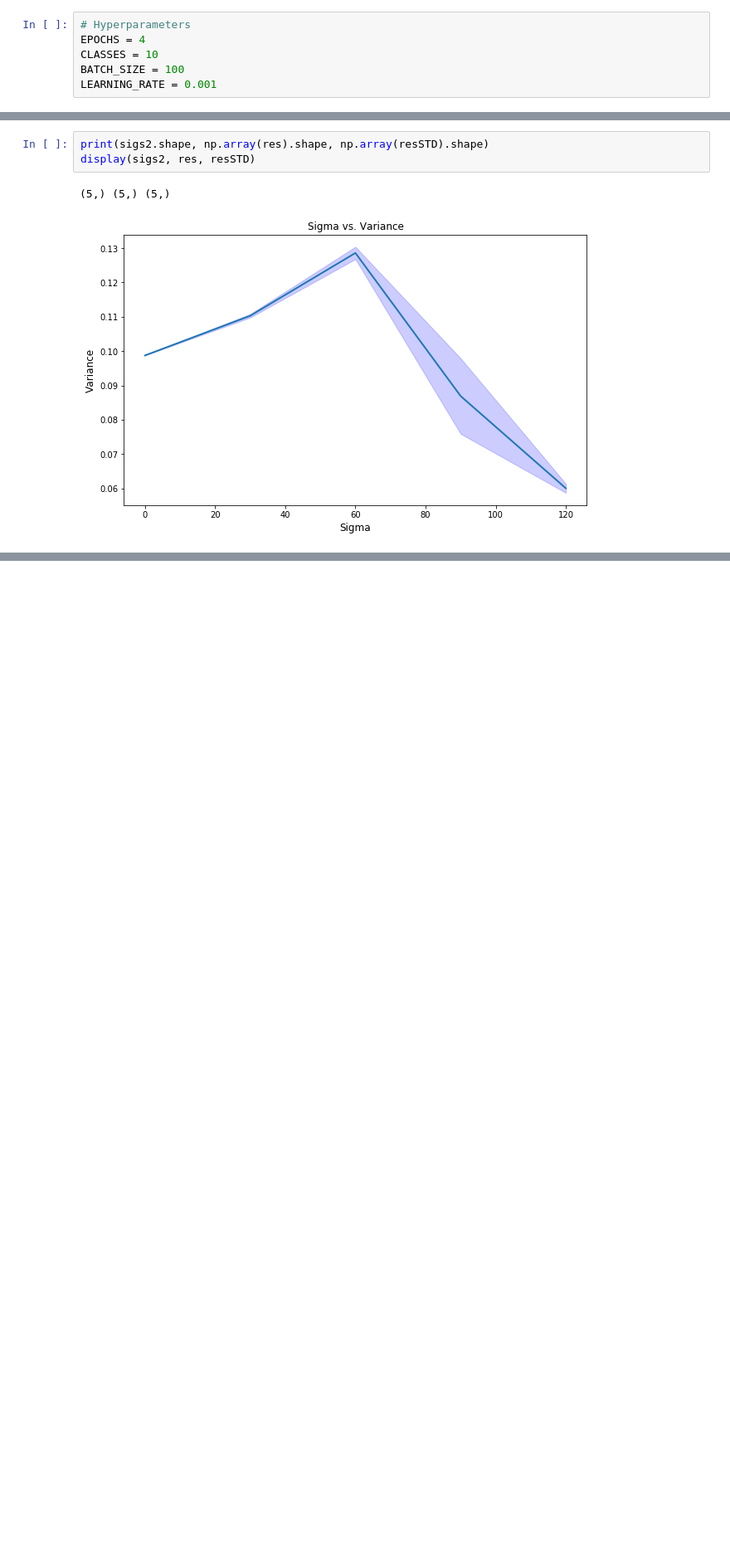
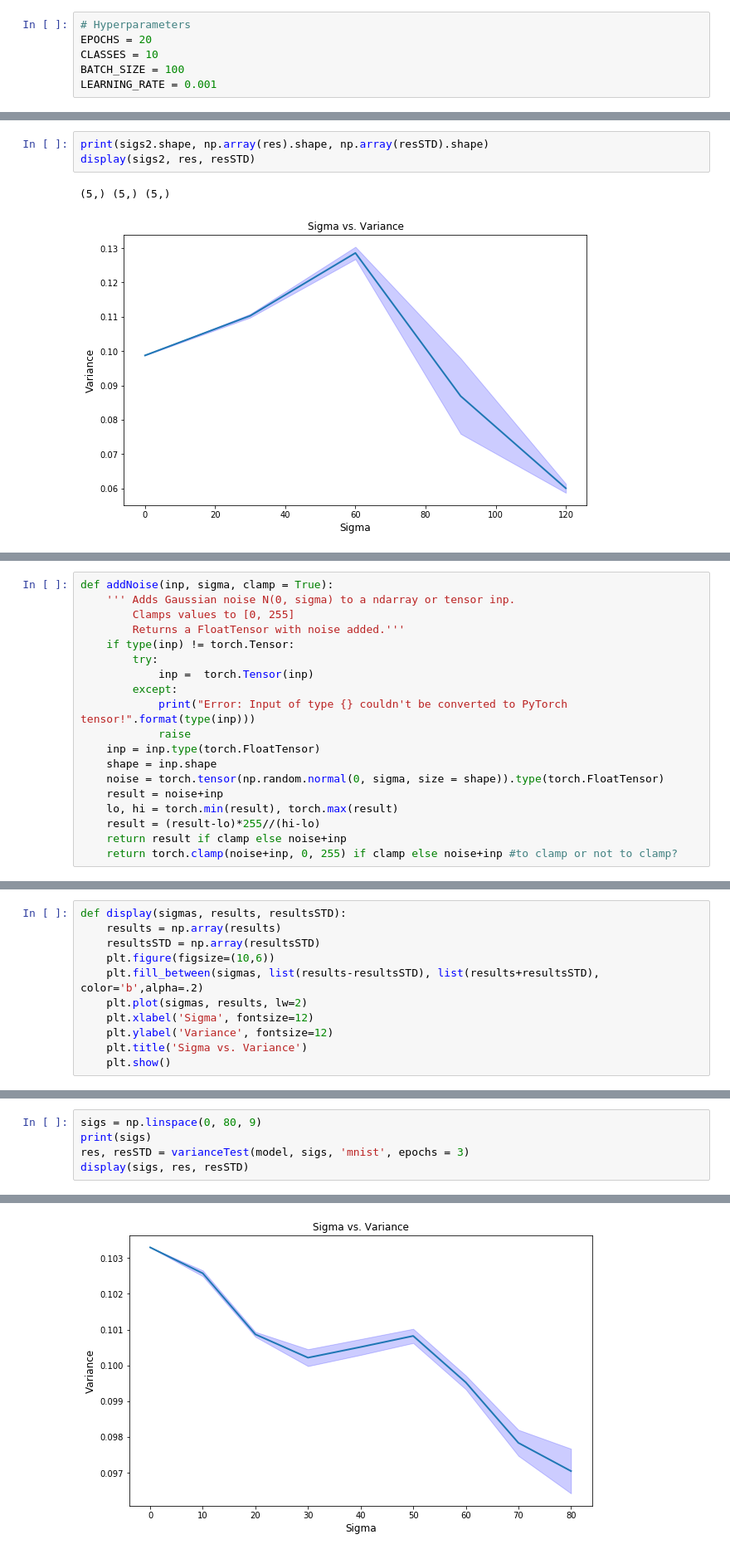
Before and after one commit to tyleryzhu/pallas-starter-project, a Jupyter notebook: pallas_start_proj3.ipynb, the cells around one changed output, grey strips where cells are left out. Shown at 83% size. Saved outputs shown, nothing was run; the diff lists cells and outputs as text; blank space fills up the shorter version.

```diff
--- a/pallas_start_proj3.ipynb
+++ b/pallas_start_proj3.ipynb
@@ -764,7 +764,7 @@ tensor([[[[ 0.4333,  3.5575],
 ## Creating the ShiftNet Module
 # %%
 # Hyperparameters
-EPOCHS = 4
+EPOCHS = 20
 CLASSES = 10
 BATCH_SIZE = 100
 LEARNING_RATE = 0.001
@@ -1101,0 +1191,19 @@ display(sigs2, res, resSTD)
+# %%
+def addNoise(inp, sigma, clamp = True):
+    ''' Adds Gaussian noise N(0, sigma) to a ndarray or tensor inp.
+        Clamps values to [0, 255]
+        Returns a FloatTensor with noise added.'''
+    if type(inp) != torch.Tensor:
+        try:
+            inp =  torch.Tensor(inp)
+        except:
+            print("Error: Input of type {} couldn't be converted to PyTorch tensor!".format(type(inp)))
+            raise
+    inp = inp.type(torch.FloatTensor)
+    shape = inp.shape
+    noise = torch.tensor(np.random.normal(0, sigma, size = shape)).type(torch.FloatTensor)
+    result = noise+inp
+    lo, hi = torch.min(result), torch.max(result)
+    result = (result-lo)*255//(hi-lo)
+    return result if clamp else noise+inp
+    return torch.clamp(noise+inp, 0, 255) if clamp else noise+inp #to clamp or not to clamp?
@@ -1101,0 +1301,11 @@ display(sigs2, res, resSTD)
+# %%
+def display(sigmas, results, resultsSTD):
+    results = np.array(results)
+    resultsSTD = np.array(resultsSTD)
+    plt.figure(figsize=(10,6))
+    plt.fill_between(sigmas, list(results-resultsSTD), list(results+resultsSTD), color='b',alpha=.2)
+    plt.plot(sigmas, results, lw=2)
+    plt.xlabel('Sigma', fontsize=12)
+    plt.ylabel('Variance', fontsize=12)
+    plt.title('Sigma vs. Variance')
+    plt.show()
@@ -1101,0 +1316,6 @@ display(sigs2, res, resSTD)
+# %%
+sigs = np.linspace(0, 80, 9)
+print(sigs)
+res, resSTD = varianceTest(model, sigs, 'mnist', epochs = 3)
+display(sigs, res, resSTD)
+# %% [output]
@@ -1101,0 +1339 @@ display(sigs2, res, resSTD)
+[figure, added]
```
Also changed, not shown: parts of 30 cells of this notebook.
